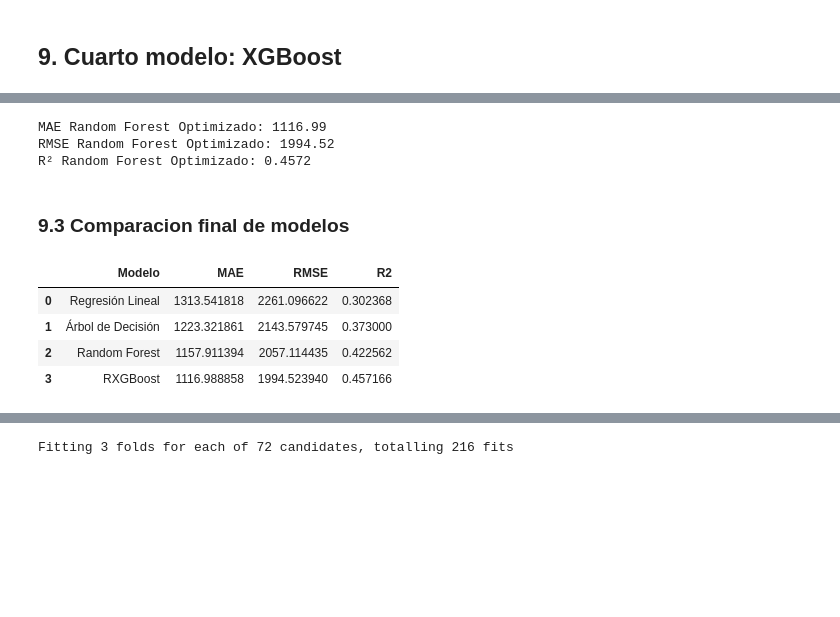
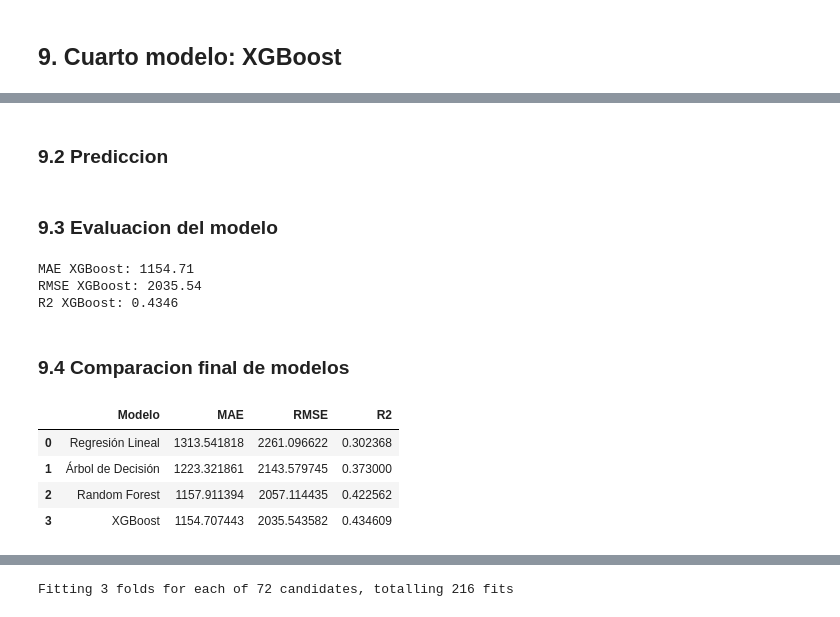
Before and after one commit to BrianDobler/datascience-airbnb-DH, a Jupyter notebook: notebooks/etapa_03_ml.ipynb, the cells around one changed output, grey strips where cells are left out. Saved outputs shown, nothing was run; the diff lists cells and outputs as text; code cells hidden in the pictures; blank space fills up the shorter version.

```diff
--- a/notebooks/etapa_03_ml.ipynb
+++ b/notebooks/etapa_03_ml.ipynb
@@ -80,13 +78,13 @@ y_pred = linreg_model.predict(X_test)
 # %% [markdown]
 ## 6. Evaluacion del modelo
 # %%
-mae = mean_absolute_error(y_test, y_pred)
-rmse = root_mean_squared_error(y_test, y_pred)
-r2 = r2_score(y_test, y_pred)
+mae_lr = mean_absolute_error(y_test, y_pred)
+rmse_lr = root_mean_squared_error(y_test, y_pred)
+r2_lr = r2_score(y_test, y_pred)
 
-print(f"MAE: {mae:.2f}")
-print(f"RMSE: {rmse:.2f}")
-print(f"R²: {r2:.4f}")
+print(f"MAE: {mae_lr:.2f}")
+print(f"RMSE: {rmse_lr:.2f}")
+print(f"R2: {r2_lr:.4f}")
 # %% [output]
 MAE: 1313.54
 RMSE: 2261.10
@@ -198,33 +194,38 @@ from src.modeling.xgboost import train_xgboost
 # %%
 xgboost = train_xgboost(X_train,y_train)
+# %% [markdown]
+### 9.2 Prediccion
 # %%
 y_pred_xgb = xgboost.predict(X_test)
-
-mae_xgb = mean_absolute_error(y_test, y_pred_xgb)
-rmse_xgb = root_mean_squared_error(y_test, y_pred_xgb)
-r2_xgb = r2_score(y_test, y_pred_xgb)
-
-print(f"MAE Random Forest Optimizado: {mae_xgb:.2f}")
-print(f"RMSE Random Forest Optimizado: {rmse_xgb:.2f}")
-print(f"R² Random Forest Optimizado: {r2_xgb:.4f}")
-# %% [output]
-MAE Random Forest Optimizado: 1116.99
-RMSE Random Forest Optimizado: 1994.52
-R² Random Forest Optimizado: 0.4572
+# %% [markdown]
+### 9.3 Evaluacion del modelo
+# %%
+
+mae_xgb = mean_absolute_error(y_test, y_pred_xgb)
+rmse_xgb = root_mean_squared_error(y_test, y_pred_xgb)
+r2_xgb = r2_score(y_test, y_pred_xgb)
+
+print(f"MAE XGBoost: {mae_xgb:.2f}")
+print(f"RMSE XGBoost: {rmse_xgb:.2f}")
+print(f"R2 XGBoost: {r2_xgb:.4f}")
+# %% [output]
+MAE XGBoost: 1154.71
+RMSE XGBoost: 2035.54
+R2 XGBoost: 0.4346
 # %% [markdown]
-### 9.3 Comparacion final de modelos
+### 9.4 Comparacion final de modelos
 # %%
 final_results = pd.DataFrame({
-    'Modelo': ["Regresión Lineal", "Árbol de Decisión", "Random Forest", "RXGBoost"],
-    'MAE': [mae, mae_dt, mae_rf, mae_xgb],
-    'RMSE': [rmse, rmse_dt, rmse_rf, rmse_xgb],
-    'R2': [r2, r2_dt, r2_rf, r2_xgb]
+    'Modelo': ["Regresión Lineal", "Árbol de Decisión", "Random Forest", "XGBoost"],
+    'MAE': [mae_lr, mae_dt, mae_rf, mae_xgb],
+    'RMSE': [rmse_lr, rmse_dt, rmse_rf, rmse_xgb],
+    'R2': [r2_lr, r2_dt, r2_rf, r2_xgb]
 })
 
 final_results
 # %% [output]
 |  | Modelo | MAE | RMSE | R2 |
 | 0 | Regresión Lineal | 1313.541818 | 2261.096622 | 0.302368 |
 | 1 | Árbol de Decisión | 1223.321861 | 2143.579745 | 0.373000 |
 | 2 | Random Forest | 1157.911394 | 2057.114435 | 0.422562 |
-| 3 | RXGBoost | 1116.988858 | 1994.523940 | 0.457166 |
+| 3 | XGBoost | 1154.707443 | 2035.543582 | 0.434609 |
```
Also changed, not shown: parts of 35 cells of this notebook, 17 other files.
